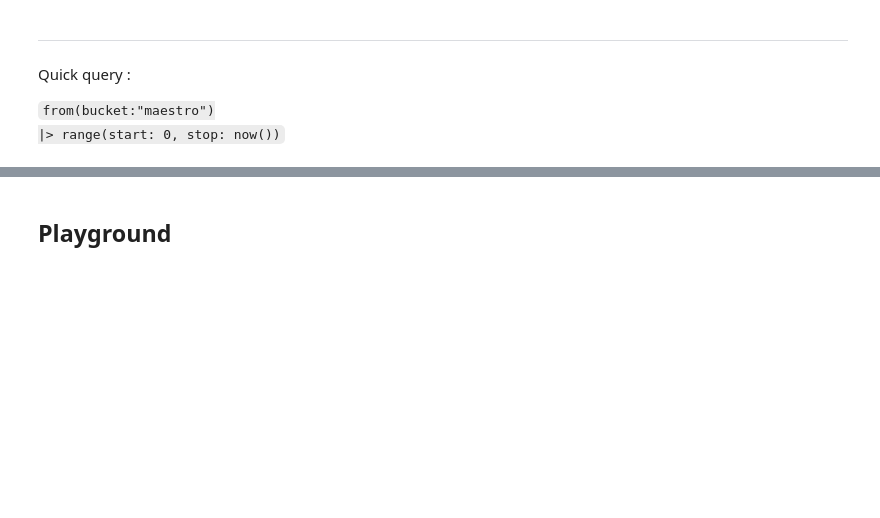
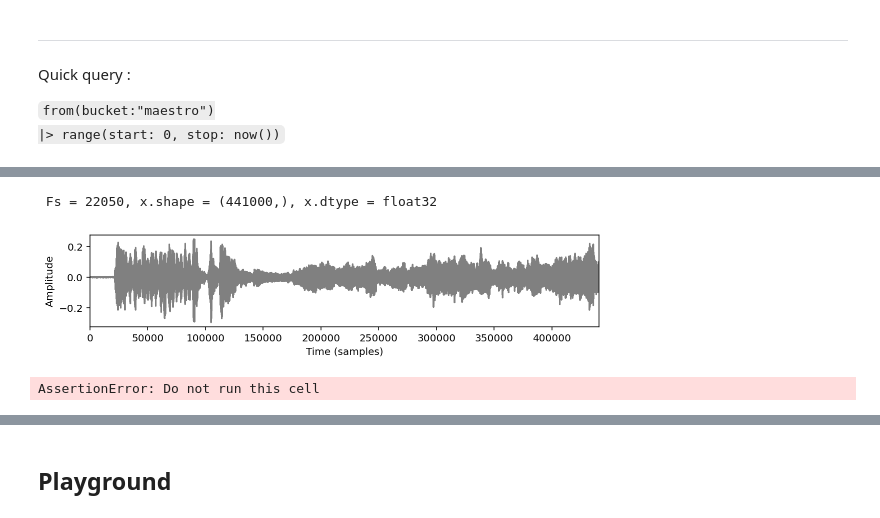
Before and after one commit to dinhviettoanle/obd_influxdb, a Jupyter notebook: maestro_dataset_processing.ipynb, the cells around one changed output, grey strips where cells are left out. Saved outputs shown, nothing was run; the diff lists cells and outputs as text; code cells hidden in the pictures; blank space fills up the shorter version.

```diff
--- a/maestro_dataset_processing.ipynb
+++ b/maestro_dataset_processing.ipynb
@@ -161,0 +211,22 @@ Quick query :
+# %%
+part_y = y[:20*sr]
+print_signal(part_y, sr)
+# %% [output]
+ Fs = 22050, x.shape = (441000,), x.dtype = float32
+[figure, added]
+# %%
+assert False, "Do not run this cell"
+
+write_api = client.write_api(write_options=SYNCHRONOUS)
+
+pbar = tqdm(total=len(part_y))
+for i, pt in enumerate(part_y):
+    this_time = datetime.utcfromtimestamp(i / sr).strftime('%Y-%m-%dT%H:%M:%S.%fZ')
+    p = influxdb_client.Point("piece0") \
+        .field("y", pt) \
+        .time(this_time)
+    write_api.write(bucket=bucket, org=org, record=p, time_precision="ms")
+    pbar.update(1)
+pbar.close()
+# %% [output]
+AssertionError: Do not run this cell
```
Also changed, not shown: parts of 15 cells of this notebook, 2 other files.
